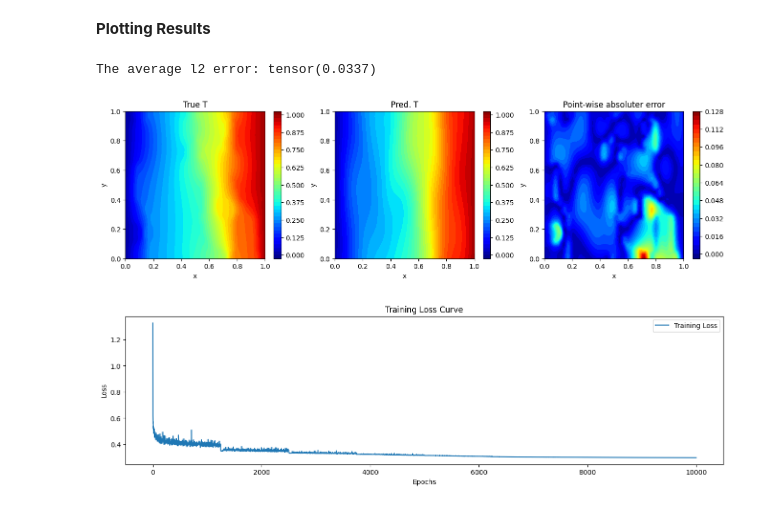
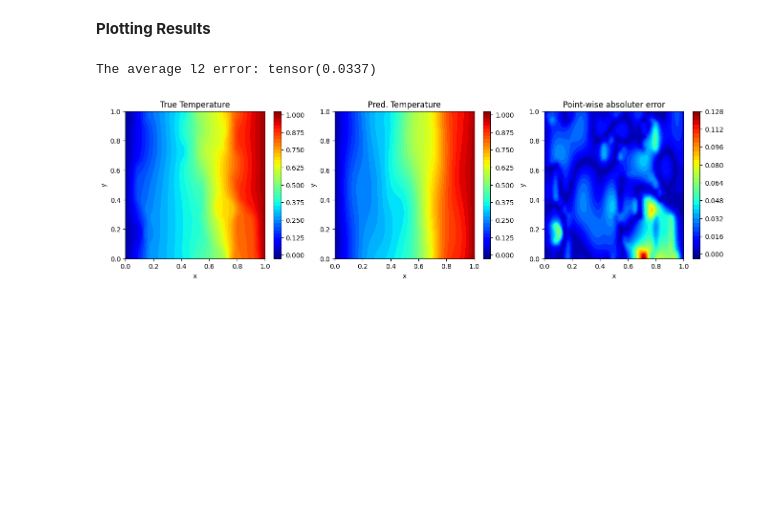
Before and after one commit to event-h0r1zon/DL-PDEs-TUM, a Jupyter notebook: problem-b/Problem_B.ipynb, the cells around one changed output. Drawn from its saved outputs; the diff is of its cells as text; code cells hidden in the pictures; blank space fills up the shorter version.

```diff
--- a/problem-b/Problem_B.ipynb
+++ b/problem-b/Problem_B.ipynb
@@ -350,7 +350,15 @@ def L2_error(u, u_pred):
     ''' '''
     l2 = torch.norm(u-u_pred, 2, 1) / torch.norm(u, 2, 1)
     return l2
+
 # Make prediction with trained model
+layers_trunk = [x_train.shape[-1], 128, 128, 128, 128]
+layers_branch = [k_train.shape[-1], 128, 128, 128, 128]
+#
+model_T = DeepONet(layers_trunk, layers_branch).to(device)
+model_T.load_state_dict(torch.load('model_T.pth', weights_only=True))
+model_T.eval()
+
 T_test_pred = model_T(x_test.to(device), k_test.to(device)).detach().cpu()
 # compute the L2 relative error
 l2_err = L2_error(T_test, T_test_pred)
@@ -360,41 +368,33 @@ print('The average l2 error:', torch.mean(l2_err))
 #######################################
 T_true, T_pred = T_test[0], T_test_pred[0]
 #
 mesh = np.meshgrid(np.linspace(0, 1, 100), np.linspace(0, 1, 200))
 x_plot, y_plot = mesh[0], mesh[1]
 fig, axs = plt.subplots(nrows=1, ncols=3, figsize=(16, 4))
 #
 points = x_train.cpu().numpy()
 z_plot = griddata(points, np.ravel(T_true), (x_plot, y_plot), method='cubic')
 cntr0 = axs.flat[:][0].contourf(x_plot, y_plot, z_plot, levels=40, cmap='jet')
 fig.colorbar(cntr0, ax=axs.flat[:][0])
-axs.flat[:][0].set_title('True T')
+axs.flat[:][0].set_title('True Temperature')
 axs.flat[:][0].set_xlabel('x')
 axs.flat[:][0].set_ylabel('y')
 #
 z_plot = griddata(points, np.ravel(T_pred), (x_plot, y_plot), method='cubic')
 cntr1 = axs.flat[:][1].contourf(x_plot, y_plot, z_plot, levels=40, cmap='jet')
 fig.colorbar(cntr1, ax=axs.flat[:][1])
-axs.flat[:][1].set_title('Pred. T')
+axs.flat[:][1].set_title('Pred. Temperature')
 axs.flat[:][1].set_xlabel('x')
 axs.flat[:][1].set_ylabel('y')
 #
 z_plot = griddata(points, np.ravel(np.abs(T_true-T_pred)), (x_plot, y_plot), method='cubic')
 cntr2 = axs.flat[:][2].contourf(x_plot, y_plot, z_plot, levels=40, cmap='jet')
 fig.colorbar(cntr2, ax=axs.flat[:][2])
 axs.flat[:][2].set_title('Point-wise absoluter error')
 axs.flat[:][2].set_xlabel('x')
 axs.flat[:][2].set_ylabel('y')
 
-fig = plt.figure(figsize=(16, 4))
-plt.plot(np.arange(epochs), loss_list, label='Training Loss')
-plt.xlabel('Epochs')
-plt.ylabel('Loss')
-plt.title('Training Loss Curve')
-plt.legend()
-
 plt.show()
 # %% [output]
 The average l2 error: tensor(0.0337)
-[figure, old version]
+[figure, new version]
-[figure, removed]
```
Also changed, not shown: 13 other files.
